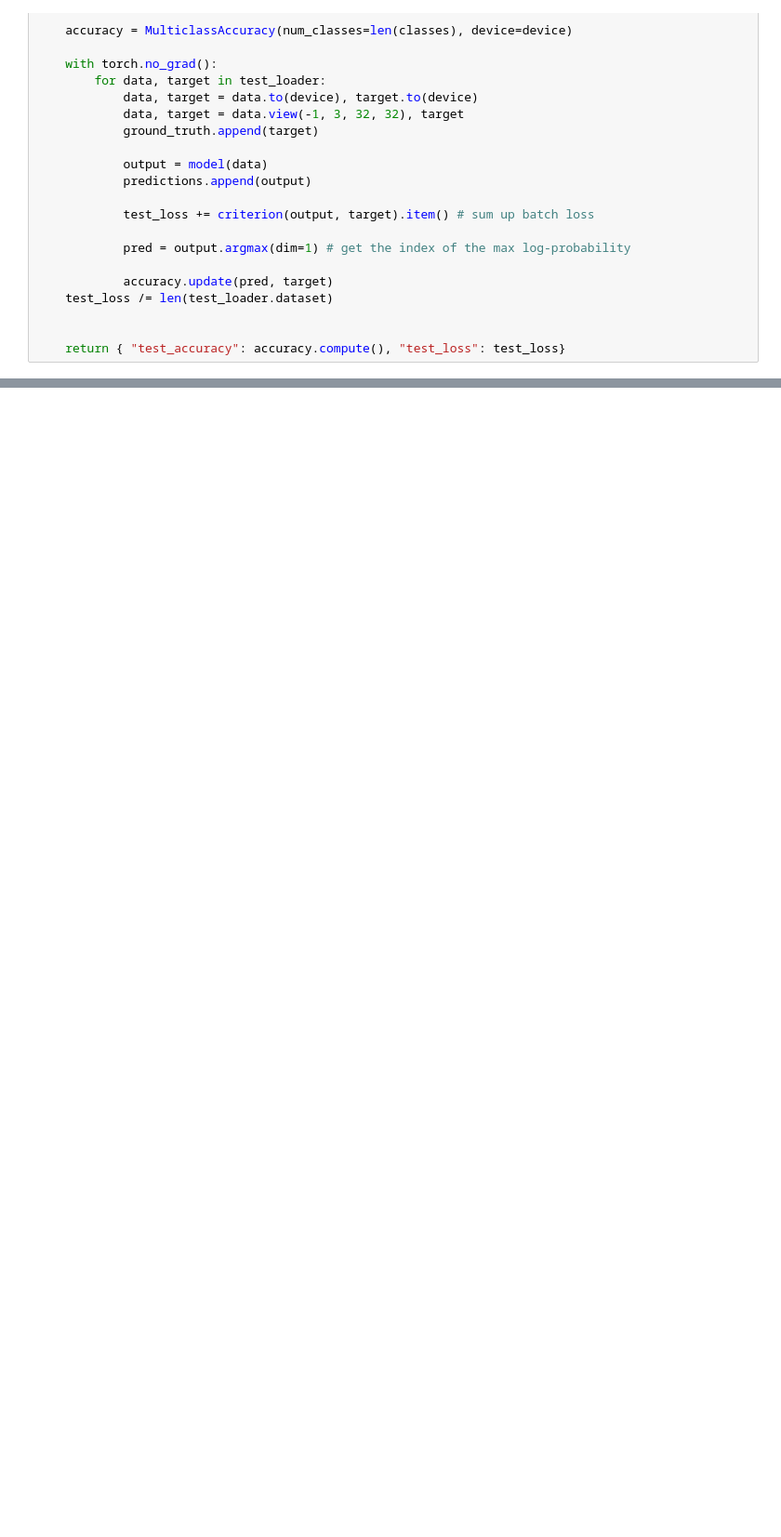
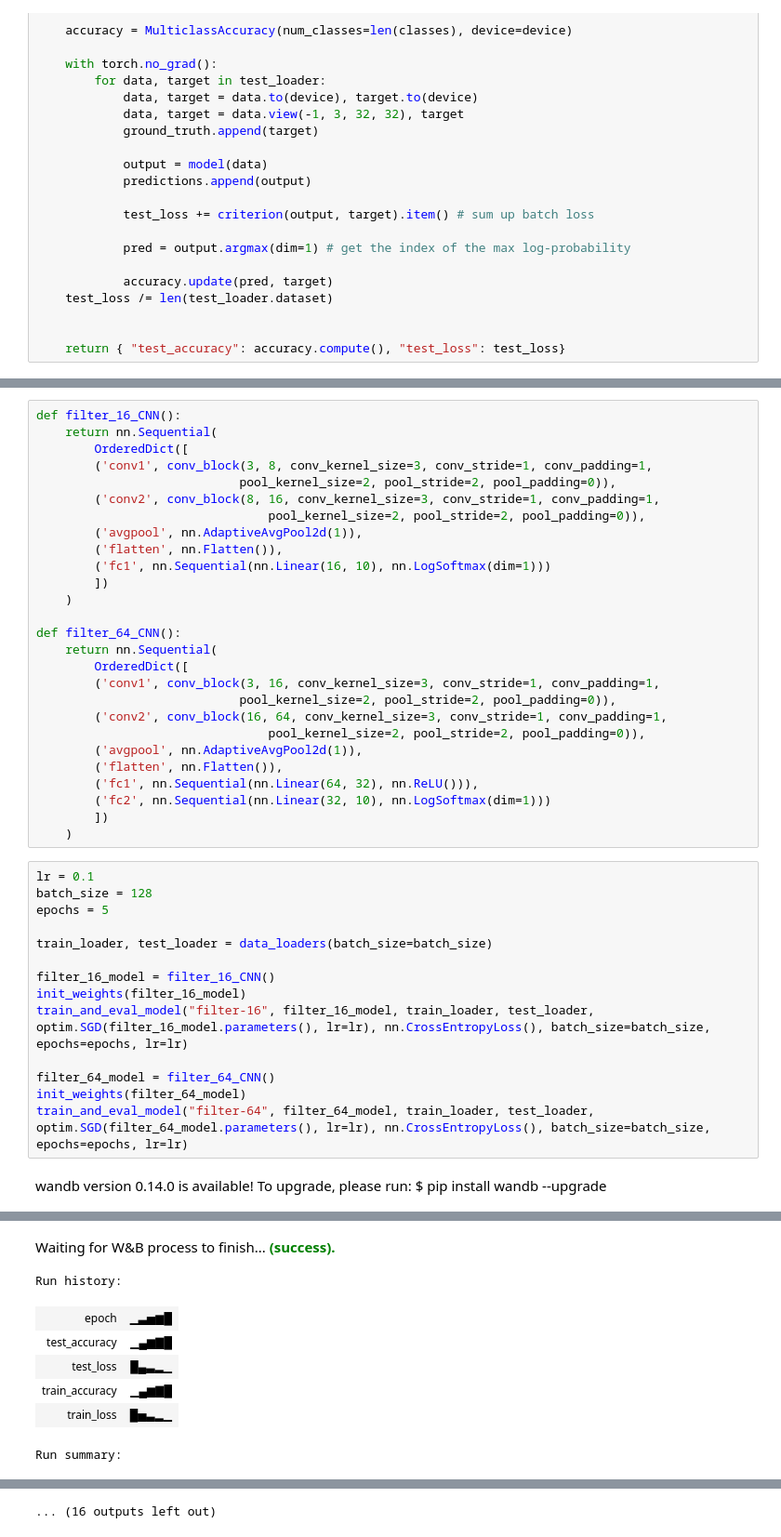
Before and after one commit to florinbarbisch/del, a Jupyter notebook: mc1.ipynb, the cells around one changed output, grey strips where cells are left out. Shown at 93% size. Cells and saved outputs as stored; diff of their text form; blank space fills up the shorter version.

```diff
--- a/mc1.ipynb
+++ b/mc1.ipynb
@@ -600,0 +596,43 @@ Synced 5 W&B file(s), 0 media file(s), 0 artifact file(s) and 0 other file(s)
+# %%
+def filter_16_CNN():
+    return nn.Sequential(
+        OrderedDict([
+        ('conv1', conv_block(3, 8, conv_kernel_size=3, conv_stride=1, conv_padding=1,
+                            pool_kernel_size=2, pool_stride=2, pool_padding=0)),
+        ('conv2', conv_block(8, 16, conv_kernel_size=3, conv_stride=1, conv_padding=1,
+                                pool_kernel_size=2, pool_stride=2, pool_padding=0)),
+        ('avgpool', nn.AdaptiveAvgPool2d(1)),
+        ('flatten', nn.Flatten()),
+        ('fc1', nn.Sequential(nn.Linear(16, 10), nn.LogSoftmax(dim=1)))
+        ])
+    )
+
+def filter_64_CNN():
+    return nn.Sequential(
+        OrderedDict([
+        ('conv1', conv_block(3, 16, conv_kernel_size=3, conv_stride=1, conv_padding=1,
+                            pool_kernel_size=2, pool_stride=2, pool_padding=0)),
+        ('conv2', conv_block(16, 64, conv_kernel_size=3, conv_stride=1, conv_padding=1,
+                                pool_kernel_size=2, pool_stride=2, pool_padding=0)),
+        ('avgpool', nn.AdaptiveAvgPool2d(1)),
+        ('flatten', nn.Flatten()),
+        ('fc1', nn.Sequential(nn.Linear(64, 32), nn.ReLU())),
+        ('fc2', nn.Sequential(nn.Linear(32, 10), nn.LogSoftmax(dim=1)))
+        ])
+    )
+# %%
+lr = 0.1
+batch_size = 128
+epochs = 5
+
+train_loader, test_loader = data_loaders(batch_size=batch_size)
+
+filter_16_model = filter_16_CNN()
+init_weights(filter_16_model)
+train_and_eval_model("filter-16", filter_16_model, train_loader, test_loader, optim.SGD(filter_16_model.parameters(), lr=lr), nn.CrossEntropyLoss(), batch_size=batch_size, epochs=epochs, lr=lr)
+
+filter_64_model = filter_64_CNN()
+init_weights(filter_64_model)
+train_and_eval_model("filter-64", filter_64_model, train_loader, test_loader, optim.SGD(filter_64_model.parameters(), lr=lr), nn.CrossEntropyLoss(), batch_size=batch_size, epochs=epochs, lr=lr)
+# %% [output]
+wandb version 0.14.0 is available! To upgrade, please run: $ pip install wandb --upgrade
@@ -600,0 +661,8 @@ Synced 5 W&B file(s), 0 media file(s), 0 artifact file(s) and 0 other file(s)
+Waiting for W&B process to finish... (success).
+Run history:
+| epoch | ▁▃▅▆█ |
+| test_accuracy | ▁▄▆▇█ |
+| test_loss | █▄▃▂▁ |
+| train_accuracy | ▁▄▆▇█ |
+| train_loss | █▅▃▂▁ |
+Run summary:
@@ -600,0 +674 @@ Synced 5 W&B file(s), 0 media file(s), 0 artifact file(s) and 0 other file(s)
+... (16 outputs left out)
```
Also changed, not shown: parts of 28 cells of this notebook.
